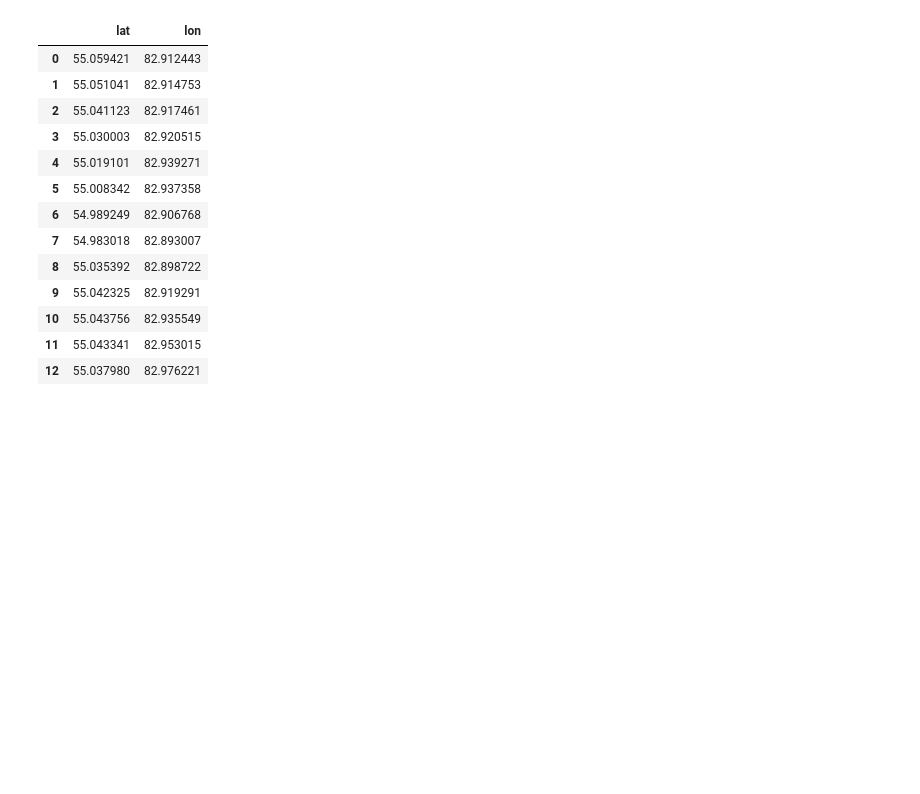
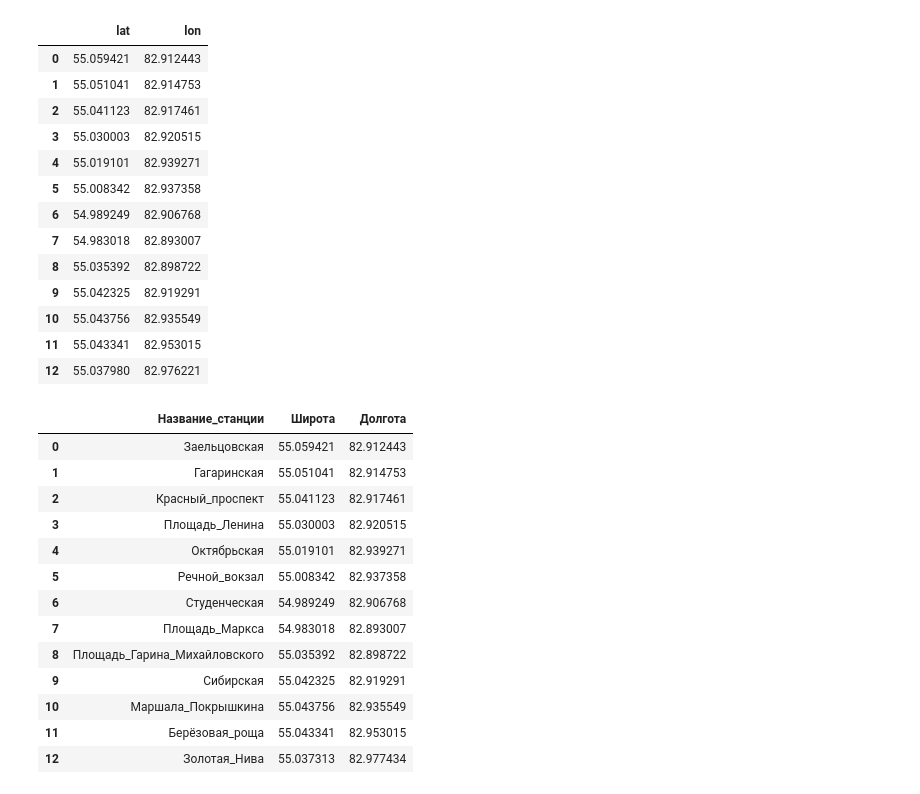
Before and after one commit to Sammik87/Nsk_model, a Jupyter notebook: Полигоны_Новосибирск.ipynb, the cells around one changed output. Saved outputs shown, nothing was run; the diff lists cells and outputs as text; code cells hidden in the pictures; blank space fills up the shorter version.

```diff
--- a/Полигоны_Новосибирск.ipynb
+++ b/Полигоны_Новосибирск.ipynb
@@ -353,6 +354,32 @@ Stm_all_s
 | 10 | 55.043756 | 82.935549 |
 | 11 | 55.043341 | 82.953015 |
 | 12 | 55.037980 | 82.976221 |
+# %%
+# Словарь
+Stm_all_2 = {
+    'Название_станции': ['Заельцовская', 'Гагаринская', 'Красный_проспект', 'Площадь_Ленина', 'Октябрьская', 'Речной_вокзал', 'Студенческая',
+                         'Площадь_Маркса', 'Площадь_Гарина_Михайловского', 'Сибирская', 'Маршала_Покрышкина', 'Берёзовая_роща', 'Золотая_Нива'],
+    'Широта': [55.059421, 55.051041, 55.041123, 55.030003, 55.019101, 55.008342, 54.989249, 54.983018, 55.035392, 55.042325, 55.043756, 55.043341, 55.037313],
+    'Долгота': [82.912443, 82.914753, 82.917461, 82.920515, 82.939271, 82.937358, 82.906768, 82.893007, 82.898722, 82.919291, 82.935549, 82.953015, 82.977434]
+}
+
+Stm_all_2 = pd.DataFrame(Stm_all_2)
+Stm_all_2
+# %% [output]
+|  | Название_станции | Широта | Долгота |
+| 0 | Заельцовская | 55.059421 | 82.912443 |
+| 1 | Гагаринская | 55.051041 | 82.914753 |
+| 2 | Красный_проспект | 55.041123 | 82.917461 |
+| 3 | Площадь_Ленина | 55.030003 | 82.920515 |
+| 4 | Октябрьская | 55.019101 | 82.939271 |
+| 5 | Речной_вокзал | 55.008342 | 82.937358 |
+| 6 | Студенческая | 54.989249 | 82.906768 |
+| 7 | Площадь_Маркса | 54.983018 | 82.893007 |
+| 8 | Площадь_Гарина_Михайловского | 55.035392 | 82.898722 |
+| 9 | Сибирская | 55.042325 | 82.919291 |
+| 10 | Маршала_Покрышкина | 55.043756 | 82.935549 |
+| 11 | Берёзовая_роща | 55.043341 | 82.953015 |
+| 12 | Золотая_Нива | 55.037313 | 82.977434 |
 # %%
 map = folium.Map(location = [55.030148, 82.92128], zoom_start = 11.4)
 
```
Also changed, not shown: parts of 9 cells of this notebook, 1 other file.
